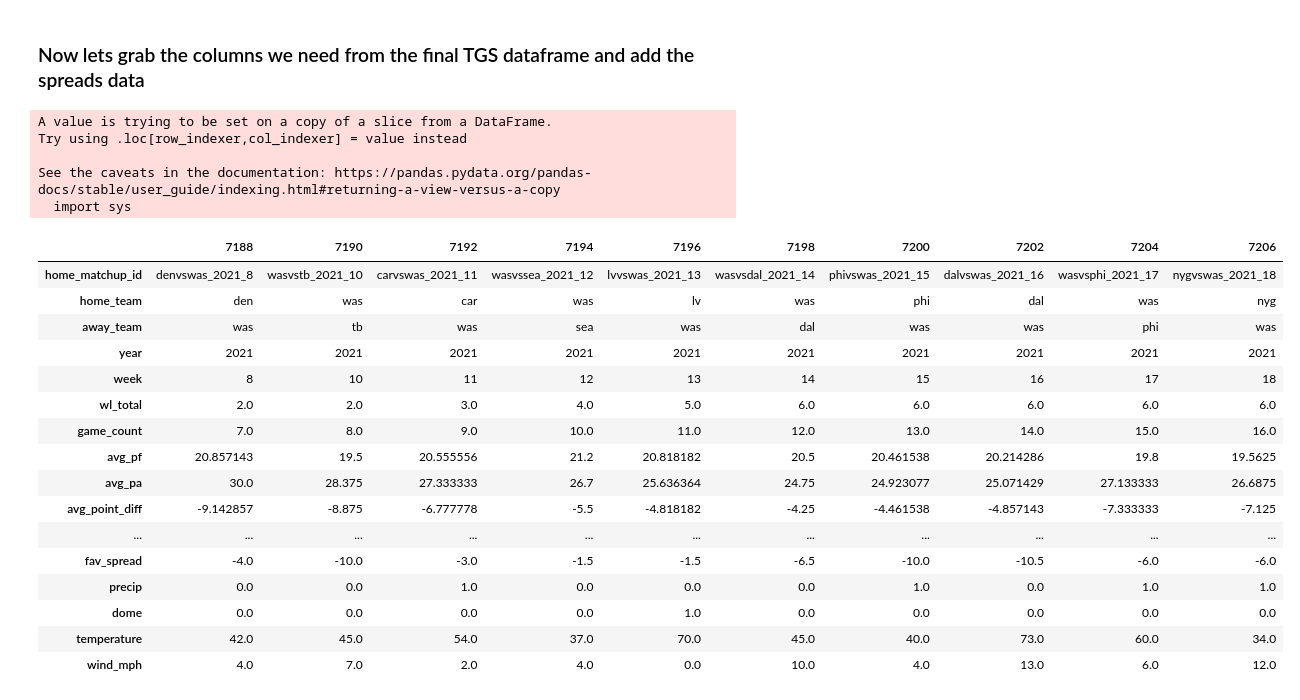
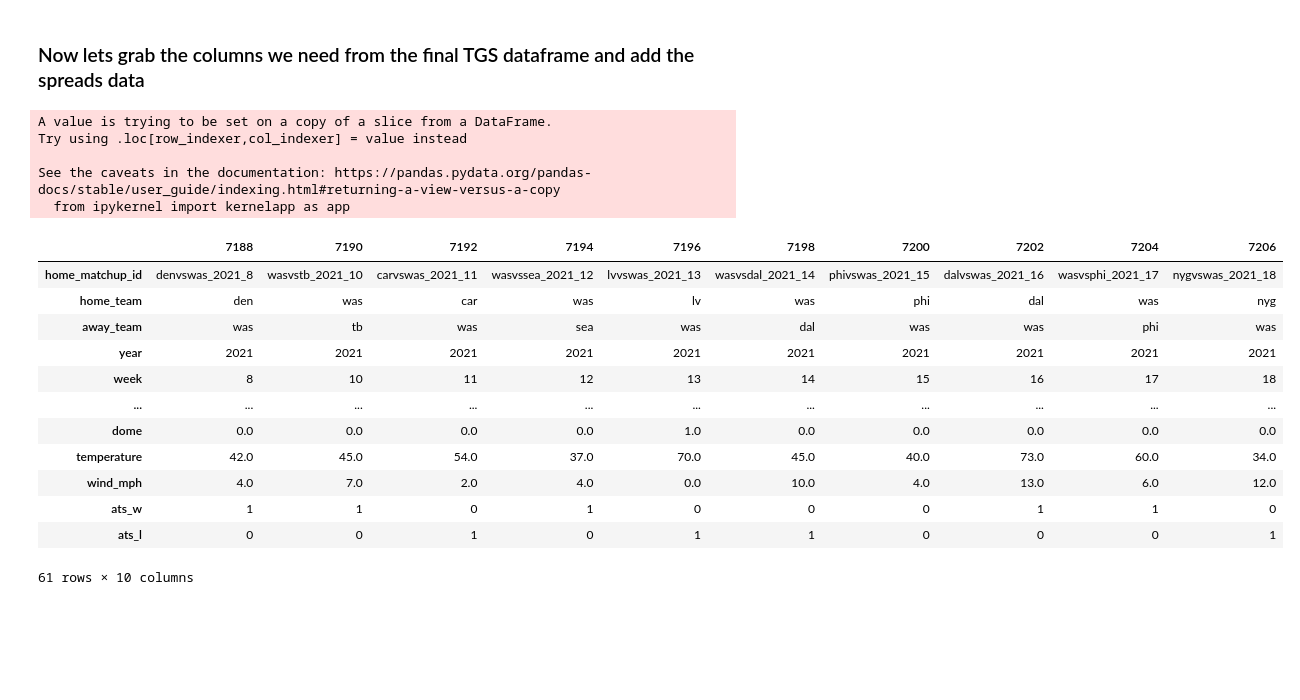
Before and after one commit to ajakks/nfl_models, a Jupyter notebook: create_modeling_data_sample.ipynb, the cells around one changed output. Cells and saved outputs as stored; diff of their text form; code cells hidden in the pictures; blank space fills up the shorter version.

```diff
--- a/create_modeling_data_sample.ipynb
+++ b/create_modeling_data_sample.ipynb
@@ -654,41 +723,45 @@ See the caveats in the documentation: https://pandas.pydata.org/pandas-docs/stab
 # %%
 tgs_model = final[['home_matchup_id','home_team', 'away_team', 'year',
        'week', 'wl_total', 'game_count', 'avg_pf', 'avg_pa', 'avg_point_diff',
-       'pff_ovr_total', 'win_percentage','opp_wl_total', 'opp_game_count', 'opp_avg_pf',
-       'opp_avg_pa', 'opp_avg_point_diff', 'opp_pff_ovr_total',
+       'pff_ovr_total', 'pff_offense_total', 'pff_pass_total',
+       'pff_pass_blocking_total', 'pff_run_blocking_total', 'pff_receiving_total', 'pff_rushing_total', 'pff_defense_total',
+       'pff_rush_defense_total', 'pff_tackling_total', 'pff_pass_rush_total', 'pff_coverage_total', 'pff_special_teams_total','win_percentage','opp_wl_total', 'opp_game_count', 'opp_avg_pf',
+       'opp_avg_pa', 'opp_avg_point_diff', 'opp_pff_ovr_total', 'opp_pff_offense_total',
+       'opp_pff_pass_total', 'opp_pff_pass_blocking_total',
+       'opp_pff_run_blocking_total', 'opp_pff_receiving_total',
+       'opp_pff_rushing_total', 'opp_pff_defense_total',
+       'opp_pff_rush_defense_total', 'opp_pff_tackling_total',
+       'opp_pff_pass_rush_total', 'opp_pff_coverage_total',
+       'opp_pff_special_teams_total',
        'opp_win_percentage']]
 
 tgs_model['week']=tgs_model['week'].astype(int)
 tgs_model= tgs_model[tgs_model['week'] >= 3]
 
 spreads_for_tgs = spread_comb[['home_matchup_id','fav_homeoraway','team_favorite_id','fav_cover','spread_favorite',
        'over_under_line', 'starting_spread', 'Total Score Open', 'spread_movement',
        'ou_movement', 'strong_movement', 'fav_team_stronger', 'fav_spread','precip', 'dome',
-       'temperature', 'wind_mph']]
+       'temperature', 'wind_mph','ats_w','ats_l']]
 
 tgs_model = pd.merge(tgs_model, spreads_for_tgs, on='home_matchup_id', how='left')
 tgs_model.drop_duplicates(inplace=True)
 tgs_model.tail(n=10).T
 # %% [output]
 A value is trying to be set on a copy of a slice from a DataFrame.
 Try using .loc[row_indexer,col_indexer] = value instead
 
 See the caveats in the documentation: https://pandas.pydata.org/pandas-docs/stable/user_guide/indexing.html#returning-a-view-versus-a-copy
-  import sys
+  from ipykernel import kernelapp as app
 |  | 7188 | 7190 | 7192 | 7194 | 7196 | 7198 | 7200 | 7202 | 7204 | 7206 |
 | home_matchup_id | denvswas_2021_8 | wasvstb_2021_10 | carvswas_2021_11 | wasvssea_2021_12 | lvvswas_2021_13 | wasvsdal_2021_14 | phivswas_2021_15 | dalvswas_2021_16 | wasvsphi_2021_17 | nygvswas_2021_18 |
 | home_team | den | was | car | was | lv | was | phi | dal | was | nyg |
 | away_team | was | tb | was | sea | was | dal | was | was | phi | was |
 | year | 2021 | 2021 | 2021 | 2021 | 2021 | 2021 | 2021 | 2021 | 2021 | 2021 |
 | week | 8 | 10 | 11 | 12 | 13 | 14 | 15 | 16 | 17 | 18 |
-| wl_total | 2.0 | 2.0 | 3.0 | 4.0 | 5.0 | 6.0 | 6.0 | 6.0 | 6.0 | 6.0 |
-| game_count | 7.0 | 8.0 | 9.0 | 10.0 | 11.0 | 12.0 | 13.0 | 14.0 | 15.0 | 16.0 |
-| avg_pf | 20.857143 | 19.5 | 20.555556 | 21.2 | 20.818182 | 20.5 | 20.461538 | 20.214286 | 19.8 | 19.5625 |
-| avg_pa | 30.0 | 28.375 | 27.333333 | 26.7 | 25.636364 | 24.75 | 24.923077 | 25.071429 | 27.133333 | 26.6875 |
-| avg_point_diff | -9.142857 | -8.875 | -6.777778 | -5.5 | -4.818182 | -4.25 | -4.461538 | -4.857143 | -7.333333 | -7.125 |
 | ... | ... | ... | ... | ... | ... | ... | ... | ... | ... | ... |
-| fav_spread | -4.0 | -10.0 | -3.0 | -1.5 | -1.5 | -6.5 | -10.0 | -10.5 | -6.0 | -6.0 |
-| precip | 0.0 | 0.0 | 1.0 | 0.0 | 0.0 | 0.0 | 1.0 | 0.0 | 1.0 | 1.0 |
 | dome | 0.0 | 0.0 | 0.0 | 0.0 | 1.0 | 0.0 | 0.0 | 0.0 | 0.0 | 0.0 |
 | temperature | 42.0 | 45.0 | 54.0 | 37.0 | 70.0 | 45.0 | 40.0 | 73.0 | 60.0 | 34.0 |
 | wind_mph | 4.0 | 7.0 | 2.0 | 4.0 | 0.0 | 10.0 | 4.0 | 13.0 | 6.0 | 12.0 |
+| ats_w | 1 | 1 | 0 | 1 | 0 | 0 | 0 | 1 | 1 | 0 |
+| ats_l | 0 | 0 | 1 | 0 | 1 | 1 | 0 | 0 | 0 | 1 |
+61 rows × 10 columns
```
Also changed, not shown: parts of 9 cells of this notebook.
